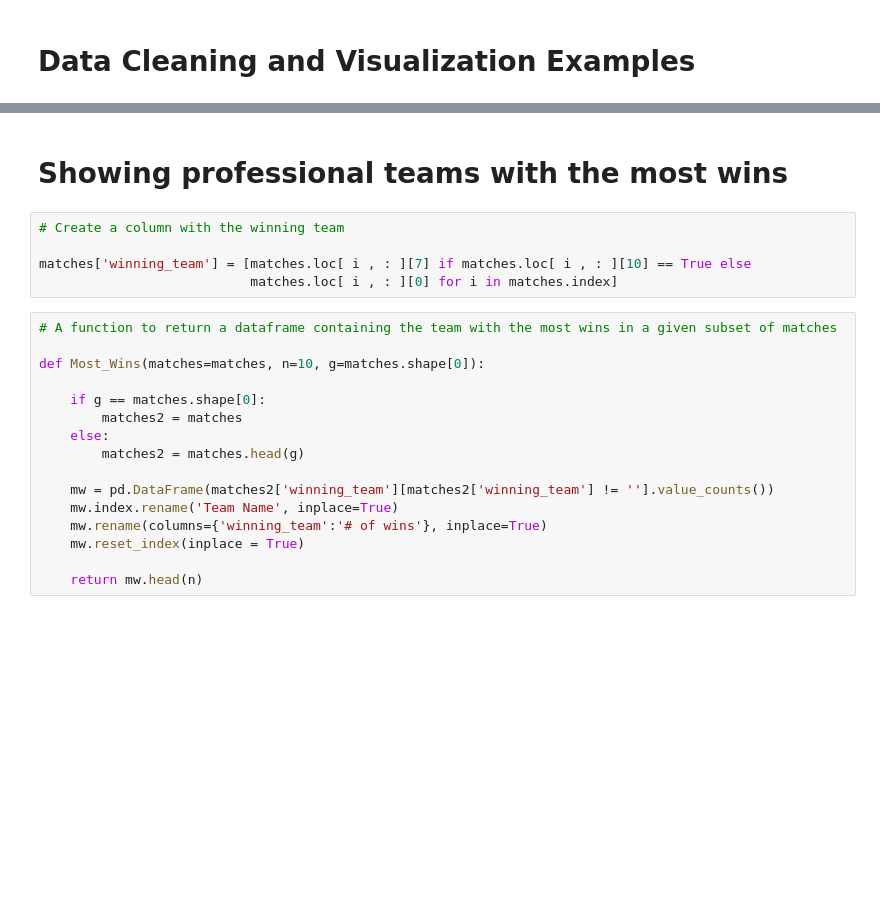
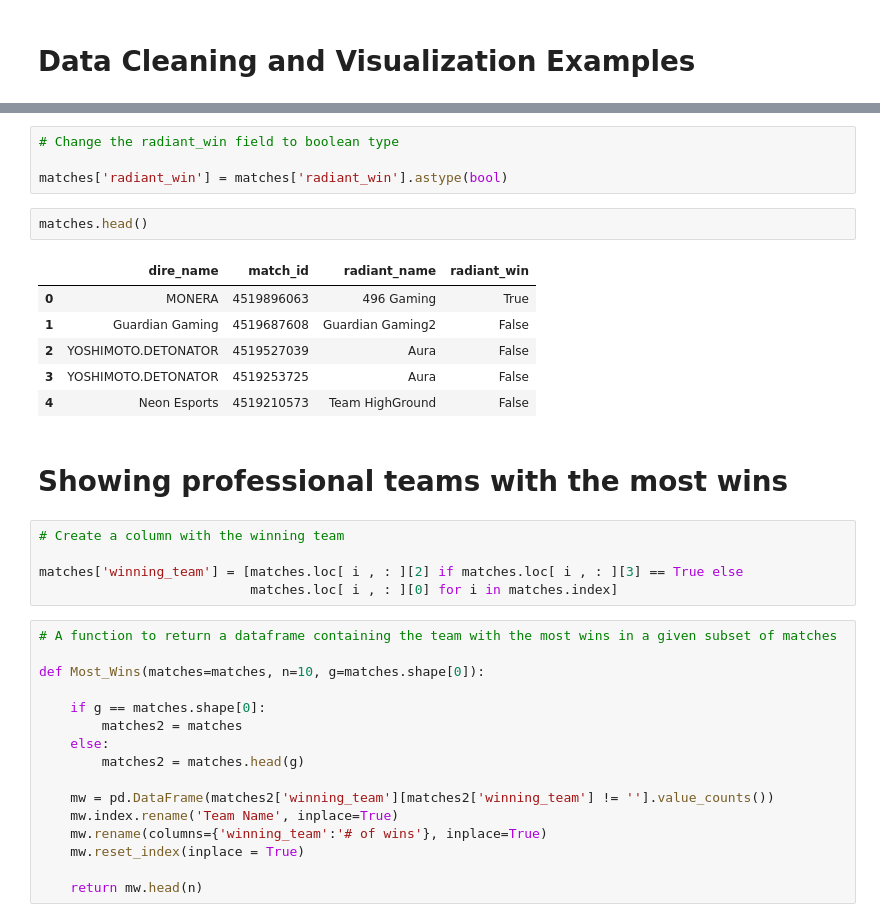
Before and after one commit to chriscdm/OpenDota_API_Call, a Jupyter notebook: 02_Data_Cleaning_and_Visualization_Examples.ipynb, the cells around one changed output, grey strips where cells are left out. Drawn from its saved outputs; the diff is of its cells as text; blank space fills up the shorter version.

```diff
--- a/02_Data_Cleaning_and_Visualization_Examples.ipynb
+++ b/02_Data_Cleaning_and_Visualization_Examples.ipynb
@@ -20,9 +32,22 @@ matches = pd.read_pickle('/Users/christophermarker/Documents/Pipeline_sample/ass
+# %%
+# Change the radiant_win field to boolean type
+
+matches['radiant_win'] = matches['radiant_win'].astype(bool)
+# %%
+matches.head()
+# %% [output]
+|  | dire_name | match_id | radiant_name | radiant_win |
+| 0 | MONERA | 4519896063 | 496 Gaming | True |
+| 1 | Guardian Gaming | 4519687608 | Guardian Gaming2 | False |
+| 2 | YOSHIMOTO.DETONATOR | 4519527039 | Aura | False |
+| 3 | YOSHIMOTO.DETONATOR | 4519253725 | Aura | False |
+| 4 | Neon Esports | 4519210573 | Team HighGround | False |
 # %% [markdown]
 # Showing professional teams with the most wins
 # %%
 # Create a column with the winning team
 
-matches['winning_team'] = [matches.loc[ i , : ][7] if matches.loc[ i , : ][10] == True else
+matches['winning_team'] = [matches.loc[ i , : ][2] if matches.loc[ i , : ][3] == True else
                            matches.loc[ i , : ][0] for i in matches.index]
 # %%
 # A function to return a dataframe containing the team with the most wins in a given subset of matches
```
Also changed, not shown: parts of 7 cells of this notebook, 2 other files.
